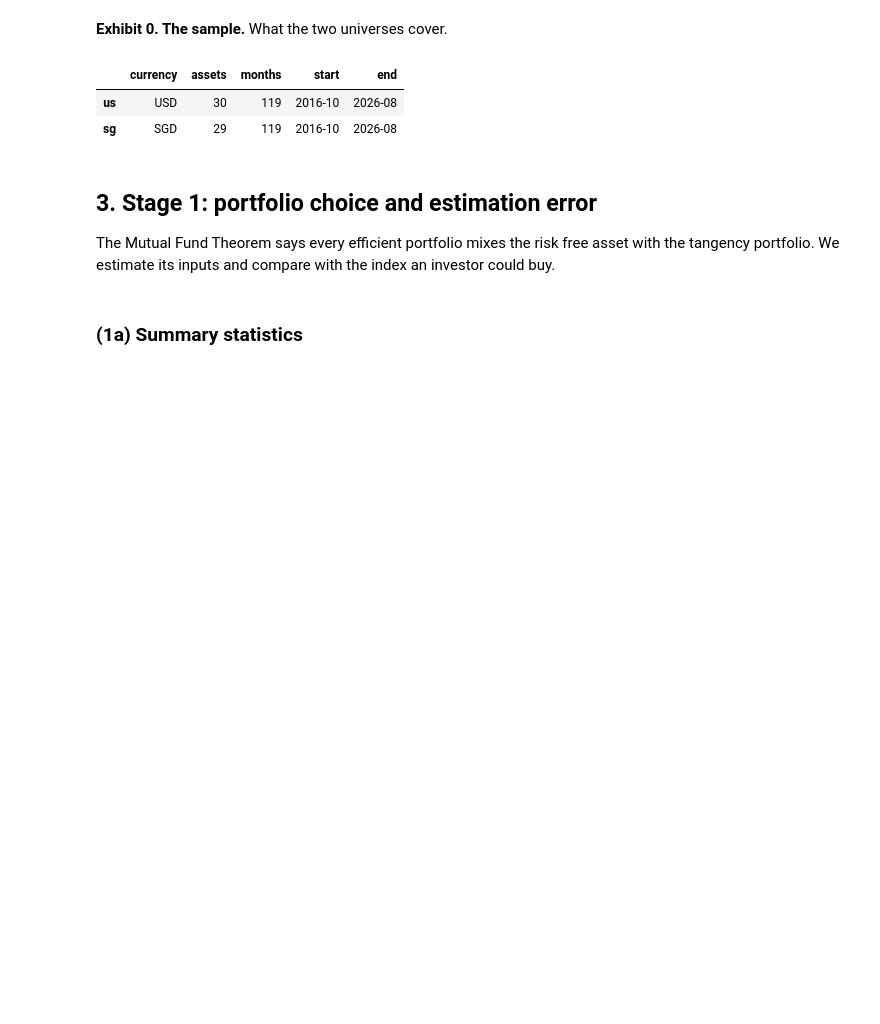
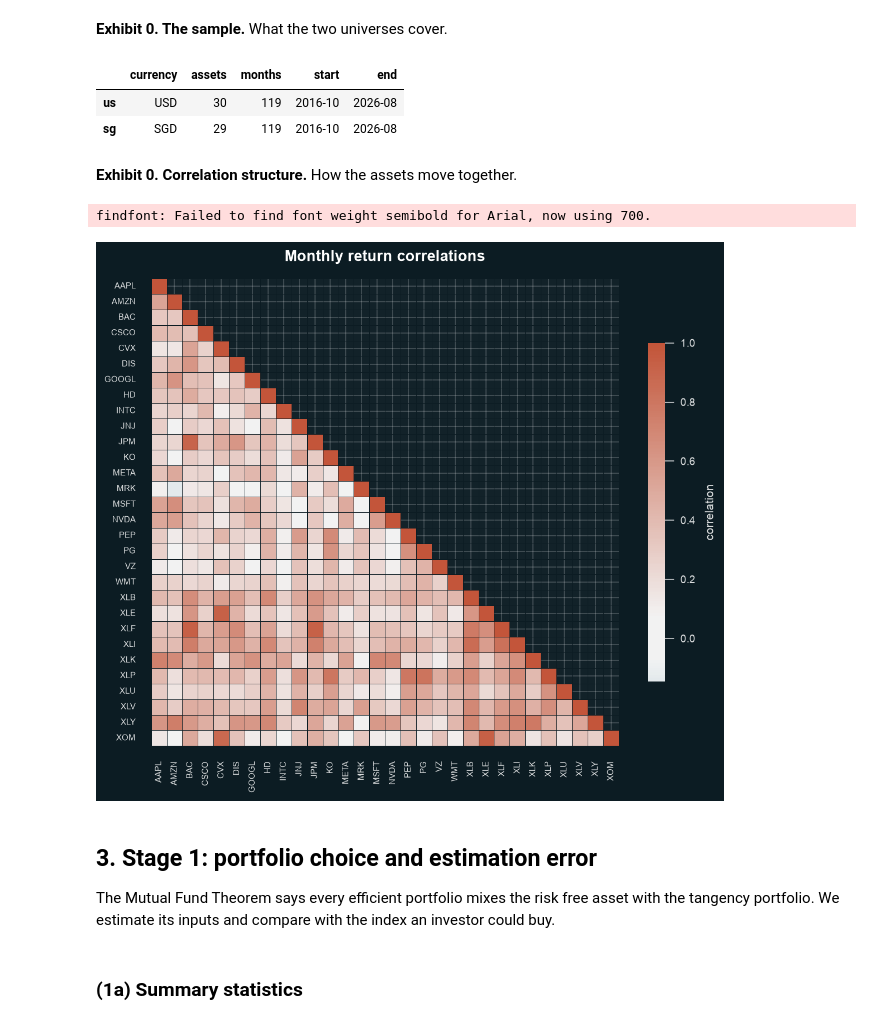
Before and after one commit to Prolead1/goldman, a Jupyter notebook: notebooks/report.ipynb, the cells around one changed output. Drawn from its saved outputs; the diff is of its cells as text; code cells hidden in the pictures; blank space fills up the shorter version.

```diff
--- a/notebooks/report.ipynb
+++ b/notebooks/report.ipynb
@@ -93,6 +94,15 @@ sample
 |  | currency | assets | months | start | end |
 | us | USD | 30 | 119 | 2016-10 | 2026-08 |
 | sg | SGD | 29 | 119 | 2016-10 | 2026-08 |
+# %% [markdown]
+**Exhibit 0. Correlation structure.** How the assets move together.
+# %%
+display(Image(filename=viz.plot_correlation(
+    RETURNS[PRIMARY], OUTPUT_DIR / "correlation.png"
+)))
+# %% [output]
+findfont: Failed to find font weight semibold for Arial, now using 700.
+[figure, added]
 # %% [markdown]
 ## 3. Stage 1: portfolio choice and estimation error
 
```
Also changed, not shown: parts of 10 cells of this notebook, 10 other files.
